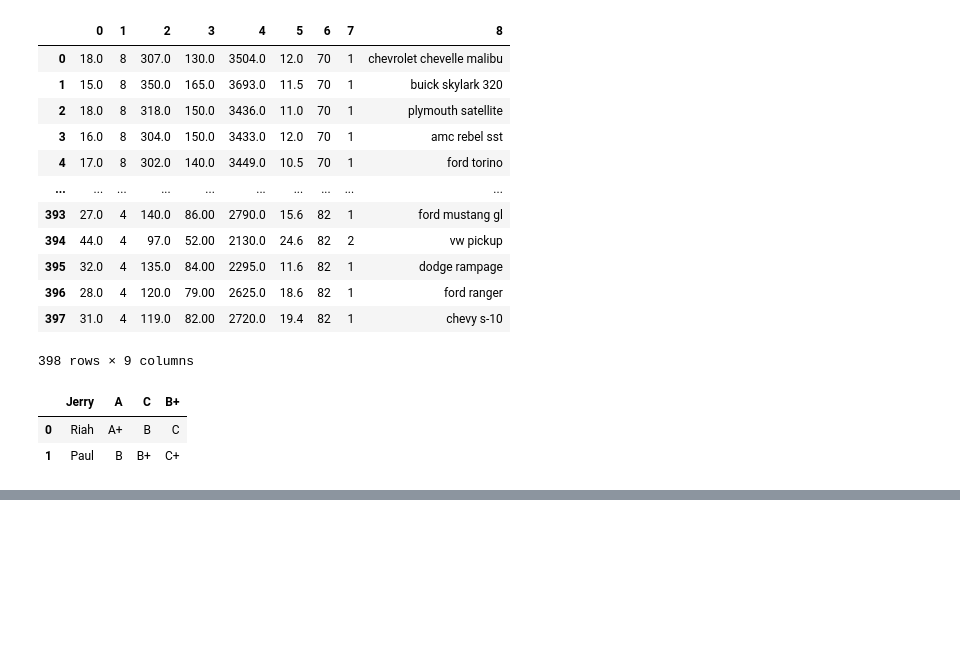
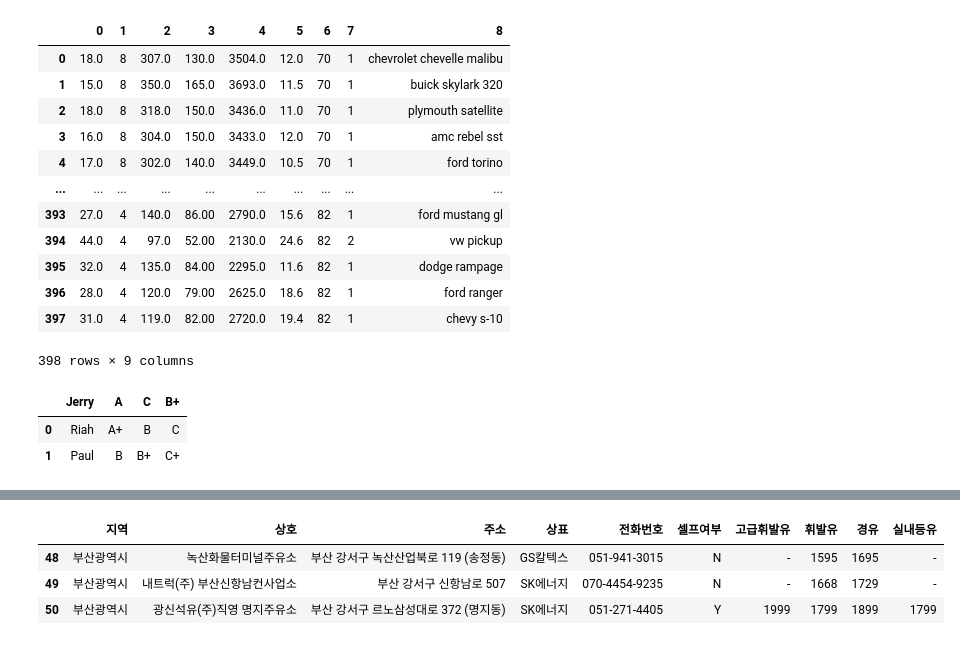
Before and after one commit to toughC/Python_Machine_Learning, a Jupyter notebook: 04_pandas2.ipynb, the cells around one changed output, grey strips where cells are left out. Drawn from its saved outputs; the diff is of its cells as text; code cells hidden in the pictures; blank space fills up the shorter version.

```diff
--- a/04_pandas2.ipynb
+++ b/04_pandas2.ipynb
@@ -83,0 +96,7 @@ df1
+# %%
+df.tail(3)   # 하위 5개(기본) 출력
+# %% [output]
+|  | 지역 | 상호 | 주소 | 상표 | 전화번호 | 셀프여부 | 고급휘발유 | 휘발유 | 경유 | 실내등유 |
+| 48 | 부산광역시 | 녹산화물터미널주유소 | 부산 강서구 녹산산업북로 119 (송정동) | GS칼텍스 | 051-941-3015 | N | - | 1595 | 1695 | - |
+| 49 | 부산광역시 | 내트럭(주) 부산신항남컨사업소 | 부산 강서구 신항남로 507 | SK에너지 | 070-4454-9235 | N | - | 1668 | 1729 | - |
+| 50 | 부산광역시 | 광신석유(주)직영 명지주유소 | 부산 강서구 르노삼성대로 372 (명지동) | SK에너지 | 051-271-4405 | Y | 1999 | 1799 | 1899 | 1799 |
```
Also changed, not shown: parts of 14 cells of this notebook.
